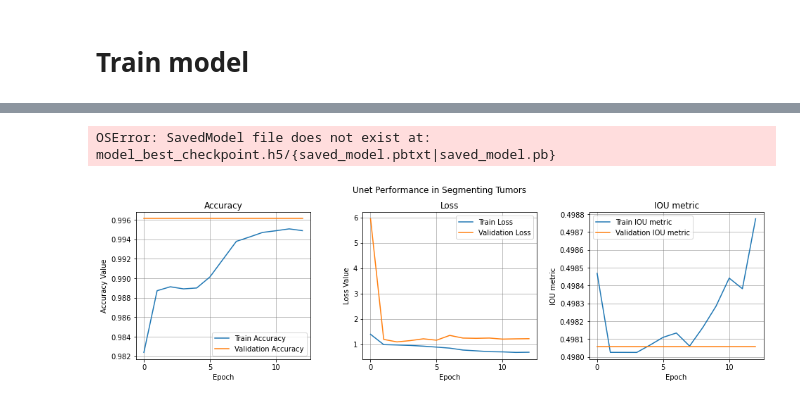
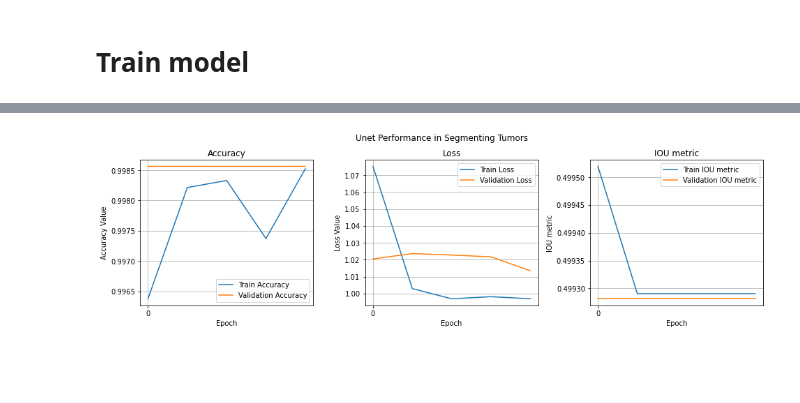
Before and after one commit to CM-Kim/unet_research, a Jupyter notebook: 03_unet_train.ipynb, the cells around one changed output, grey strips where cells are left out. Drawn from its saved outputs; the diff is of its cells as text; code cells hidden in the pictures; blank space fills up the shorter version.

```diff
--- a/03_unet_train.ipynb
+++ b/03_unet_train.ipynb
@@ -12,8 +12,8 @@ integer_to_class = { '1': 'no_lesion (1)', '2': 'lesion (2)' }
 NPY_PATH = r"dataset\numpy"
 
 labels = np.load(os.path.join(NPY_PATH,'labels.npy'))
-t1w_images = np.load(os.path.join(NPY_PATH,'T1W_images.npy')) / 255
-t2f_images = np.load(os.path.join(NPY_PATH,'T2F_images.npy')) / 255
+t1w_images = np.load(os.path.join(NPY_PATH,'T1W_images.npy')) / 255.0
+t2f_images = np.load(os.path.join(NPY_PATH,'T2F_images.npy')) / 255.0
 t2w_images = np.load(os.path.join(NPY_PATH,'T2W_images.npy')) / 255
 masks = np.load(os.path.join(NPY_PATH,'Mask_images.npy')) / 255
 # %% [markdown]
@@ -220,7 +229,7 @@ from util import iou_metric,dice_loss, bce_dice_loss
 import tensorflow as tf
 # %%
 unet.compile(optimizer=optimizers.Adam(lr=1e-3),
-             loss=bce_dice_loss, metrics=['accuracy',tf.keras.metrics.MeanIoU(num_classes=2)])
+             loss=bce_dice_loss, metrics=['accuracy',tf.keras.metrics.MeanIoU(num_classes=2,name="mean_iou")])
 # %% [markdown]
 # Train model
 # %%
@@ -234,12 +243,10 @@ reduceLR = ReduceLROnPlateau(patience=4, verbose=2, monitor='val_loss',min_lr=1e
 
 callback_list = [early_stopping, reduceLR, model_checkpoint]
 
-train_generator = train_datagen.flow(X, Y, batch_size=16)
-val_generator = val_datagen.flow(X_v, Y_v, batch_size=16)
-
-hist = unet.fit_generator(
-    train_generator,
-    validation_data = val_generator,
+hist = unet.fit(
+    X,Y,
+    batch_size=16,
+    validation_data = (X_v,Y_v),
     epochs=100,
     verbose=1,
     callbacks= callback_list
@@ -253,32 +260,34 @@ Hint: If you want to see a list of allocated tensors when OOM happens, add repor
 # %%
-unet = load_model('model_best_checkpoint.h5', custom_objects={'bce_dice_loss': bce_dice_loss,'iou_metric':tf.keras.metrics.MeanIoU(num_classes=2,name="mean_io_u")}) #or compile = False
+from keras.callbacks import ModelCheckpoint, EarlyStopping, ReduceLROnPlateau
+from sklearn.preprocessing import LabelEncoder
+from keras.models import load_model
+
+unet = load_model('model_best_checkpoint.h5', custom_objects={'bce_dice_loss': bce_dice_loss,'iou_metric':tf.keras.metrics.MeanIoU(num_classes=2,name="mean_iou")}) #or compile = False
-# %% [output]
-OSError: SavedModel file does not exist at: model_best_checkpoint.h5/{saved_model.pbtxt|saved_model.pb}
 # %%
 f, (ax1, ax2, ax3) = plt.subplots(1, 3, figsize=(16, 4))
 t = f.suptitle('Unet Performance in Segmenting Tumors', fontsize=12)
 f.subplots_adjust(top=0.85, wspace=0.3)
 epoch_list = hist.epoch
 
 ax1.plot(epoch_list, hist.history['accuracy'], label='Train Accuracy')
 ax1.plot(epoch_list, hist.history['val_accuracy'], label='Validation Accuracy')
 ax1.set_xticks(np.arange(0, epoch_list[-1], 5))
 ax1.set_ylabel('Accuracy Value');ax1.set_xlabel('Epoch');ax1.set_title('Accuracy')
 ax1.legend(loc="best");ax1.grid(color='gray', linestyle='-', linewidth=0.5)
 
 ax2.plot(epoch_list, hist.history['loss'], label='Train Loss')
 ax2.plot(epoch_list, hist.history['val_loss'], label='Validation Loss')
 ax2.set_xticks(np.arange(0, epoch_list[-1], 5))
 ax2.set_ylabel('Loss Value');ax2.set_xlabel('Epoch');ax2.set_title('Loss')
 ax2.legend(loc="best");ax2.grid(color='gray', linestyle='-', linewidth=0.5)
 
-ax3.plot(epoch_list, hist.history['mean_io_u'], label='Train IOU metric')
-ax3.plot(epoch_list, hist.history['val_mean_io_u'], label='Validation IOU metric')
+ax3.plot(epoch_list, hist.history['mean_iou'], label='Train IOU metric')
+ax3.plot(epoch_list, hist.history['val_mean_iou'], label='Validation IOU metric')
 ax3.set_xticks(np.arange(0, epoch_list[-1], 5))
 ax3.set_ylabel('IOU metric');ax3.set_xlabel('Epoch');ax3.set_title('IOU metric')
 ax3.legend(loc="best");ax3.grid(color='gray', linestyle='-', linewidth=0.5)
 # %% [output]
-[figure, old version]
+[figure, new version]
 # %%
 def get_iou_vector(A, B):
     t = A>0
```
Also changed, not shown: parts of 11 cells of this notebook, 9 other files.
